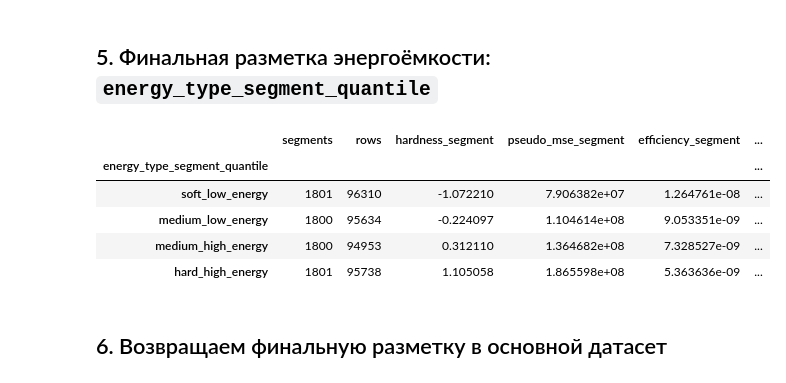
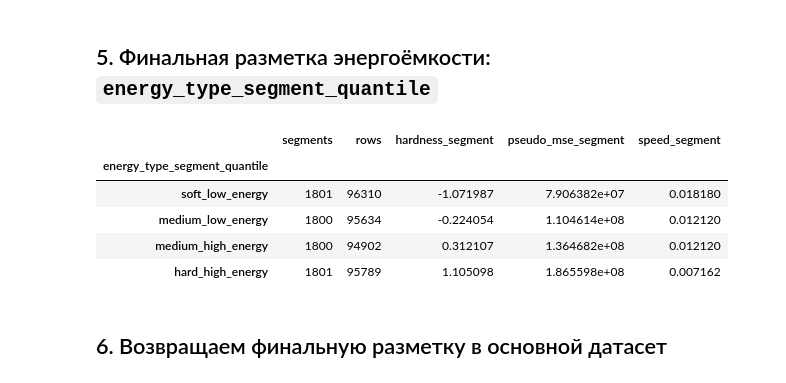
Before and after one commit to qa1roO/OptimalDrilling, a Jupyter notebook: notebooks/rock_energy_segment.ipynb, the cells around one changed output. Cells and saved outputs as stored; diff of their text form; code cells hidden in the pictures.

```diff
--- a/notebooks/rock_energy_segment.ipynb
+++ b/notebooks/rock_energy_segment.ipynb
@@ -224,0 +178,20 @@ hardness_score_smooth = zscore(log1p(pseudo_mse_roll_median_60))
+# %%
+def zscore(s):
+    std = s.std()
+    if not np.isfinite(std) or std < EPS:
+        return pd.Series(np.zeros(len(s)), index=s.index)
+    return (s - s.mean()) / (std + EPS)
+
+# Основной непрерывный признак энергоёмкости.
+# Он основан только на сглаженном log-pseudo-MSE по окну 60.
+df["hardness_score_smooth"] = zscore(df["log_pseudo_mse_roll_median_60"])
+
+HARDNESS_FEATURES = ["hardness_score_smooth"]
+
+print("Hardness features:")
+print(HARDNESS_FEATURES)
+
+display(df[HARDNESS_FEATURES + [
+    "log_pseudo_mse",
+    "log_pseudo_mse_roll_median_60",
+]].describe(percentiles=[.01, .05, .5, .95, .99]))
@@ -237,7 +224,6 @@ SEGMENT_SIZE = 60
 segment_df = df.dropna(subset=[
     "hardness_score_smooth",
     "pseudo_mse_roll_median_60",
-    "drilling_efficiency_roll_median_60",
     "speed",
 ]).copy()
 
@@ -254,45 +240,43 @@ segments = (
         rows=("speed", "size"),
         hardness_segment=("hardness_score_smooth", "median"),
         pseudo_mse_segment=("pseudo_mse_roll_median_60", "median"),
-        efficiency_segment=("drilling_efficiency_roll_median_60", "median"),
         speed_segment=("speed", "median"),
     )
     .reset_index()
 )
 
 segments["energy_type_segment_quantile"] = pd.qcut(
     segments["hardness_segment"],
     q=4,
     labels=energy_labels_4,
     duplicates="drop",
 ).astype(str)
 
 segment_df = segment_df.merge(
     segments[["well_id", "segment_id", "hardness_segment", "energy_type_segment_quantile"]],
     on=["well_id", "segment_id"],
     how="left",
 )
 
 display(
     segments
     .groupby("energy_type_segment_quantile")
     .agg(
         segments=("segment_id", "size"),
         rows=("rows", "sum"),
         hardness_segment=("hardness_segment", "median"),
         pseudo_mse_segment=("pseudo_mse_segment", "median"),
-        efficiency_segment=("efficiency_segment", "median"),
         speed_segment=("speed_segment", "median"),
     )
     .sort_values("hardness_segment")
 )
 # %% [output]
-|  | segments | rows | hardness_segment | pseudo_mse_segment | efficiency_segment | ... |
-| energy_type_segment_quantile |  |  |  |  |  | ... |
-| soft_low_energy | 1801 | 96310 | -1.072210 | 7.906382e+07 | 1.264761e-08 | ... |
-| medium_low_energy | 1800 | 95634 | -0.224097 | 1.104614e+08 | 9.053351e-09 | ... |
-| medium_high_energy | 1800 | 94953 | 0.312110 | 1.364682e+08 | 7.328527e-09 | ... |
-| hard_high_energy | 1801 | 95738 | 1.105058 | 1.865598e+08 | 5.363636e-09 | ... |
+|  | segments | rows | hardness_segment | pseudo_mse_segment | speed_segment |
+| energy_type_segment_quantile |  |  |  |  |  |
+| soft_low_energy | 1801 | 96310 | -1.071987 | 7.906382e+07 | 0.018180 |
+| medium_low_energy | 1800 | 95634 | -0.224054 | 1.104614e+08 | 0.012120 |
+| medium_high_energy | 1800 | 94902 | 0.312107 | 1.364682e+08 | 0.012120 |
+| hard_high_energy | 1801 | 95789 | 1.105098 | 1.865598e+08 | 0.007162 |
 # %% [markdown]
 ## 6. Возвращаем финальную разметку в основной датасет
 # %%
```
Also changed, not shown: parts of 12 cells of this notebook, 27 other files.
